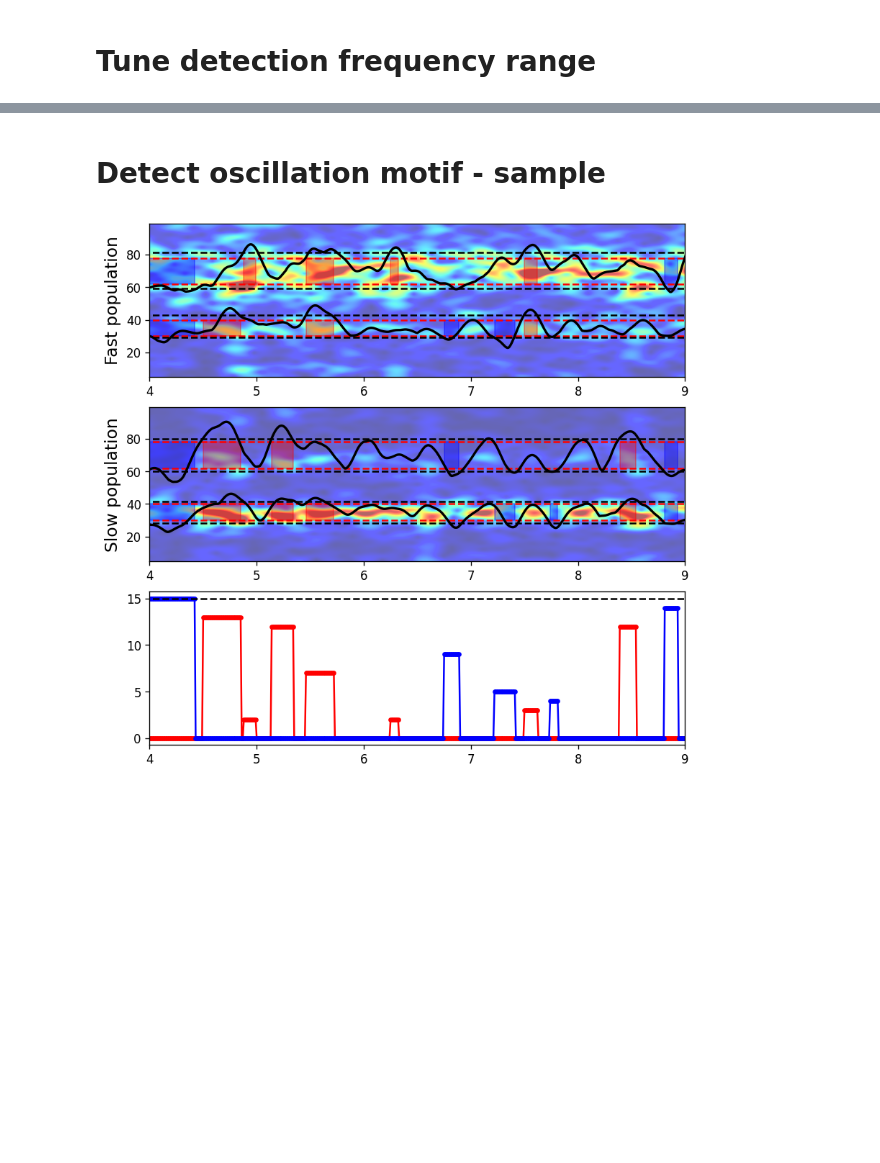
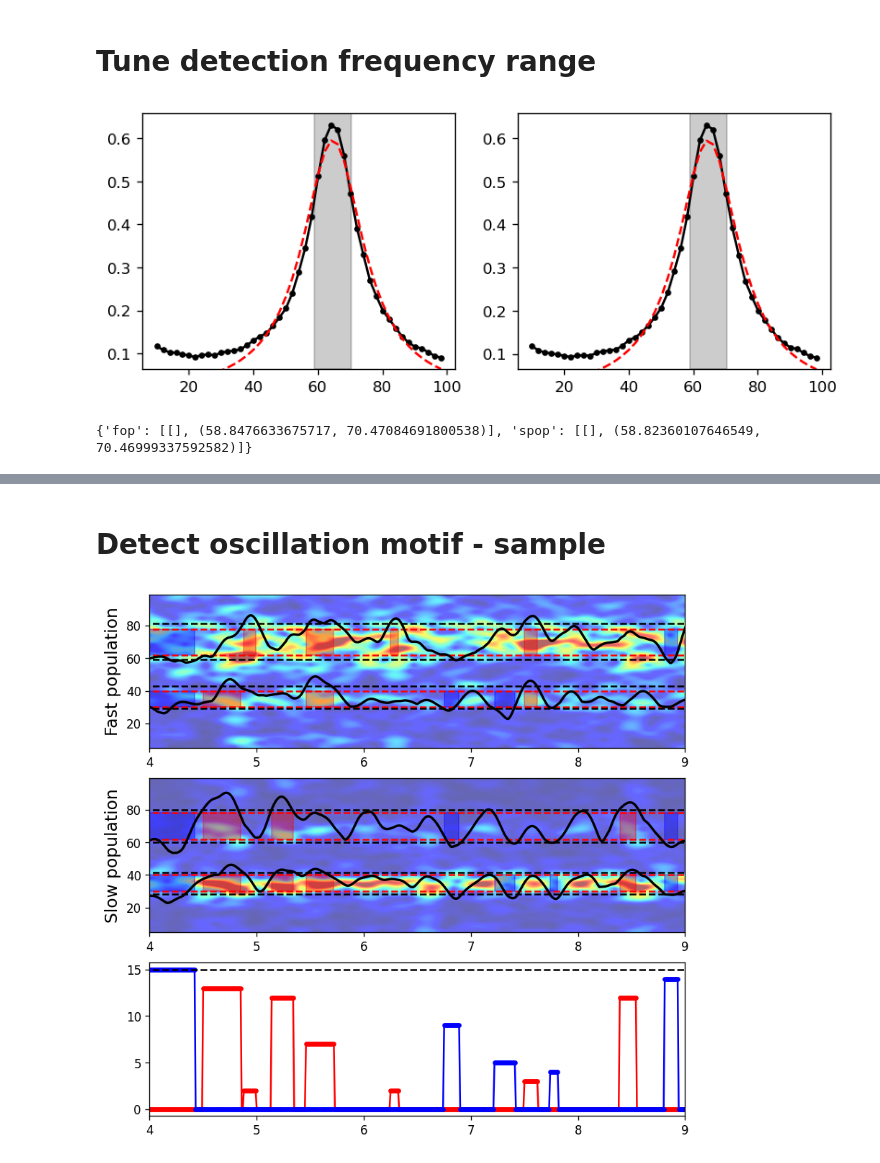
Before and after one commit to jyKim-97/hh_neuralnet, a Jupyter notebook: information_routing/detect_oscillation_motif.ipynb, the cells around one changed output, grey strips where cells are left out. Saved outputs shown, nothing was run; the diff lists cells and outputs as text; code cells hidden in the pictures; blank space fills up the shorter version.

Commit message:
[MODIFY] sampling in gen_samples

```diff
--- a/information_routing/detect_oscillation_motif.ipynb
+++ b/information_routing/detect_oscillation_motif.ipynb
@@ -52,2 +26,7 @@ with open("./data/amp_range_set.pkl", "wb") as fp:
+# %%
+tag = "_mfast"
+summary_obj = hhtools.SummaryLoader("../gen_three_pop_samples_repr/data"+tag, load_only_control=True)
+
+srate = 2000
 # %% [markdown]
 # Tune detection frequency range
@@ -53,0 +59,39 @@ with open("./data/amp_range_set.pkl", "wb") as fp:
+# %%
+cid = 8
+
+yf = [0, 0]
+ntrial = 20
+for n in range(ntrial):
+    detail_data = summary_obj.load_detail(cid-1, n)
+    psd_set, fpsd, tpsd = od.compute_stfft_all(detail_data, frange=(10, 100), mbin_t=0.01, wbin_t=0.5, srate=srate)
+    yf[0] += psd_set[1].mean(axis=1)
+    yf[1] += psd_set[2].mean(axis=1)
+yf[0] /= ntrial
+yf[1] /= ntrial
+# %%
+c = 0.5
+
+keys = ("fop", "spop")
+amp_range = dict()
+
+fig, axs = plt.subplots(1,2,figsize=(8, 3))
+for n in range(2):
+    ax = axs[n]
+    ax.plot(fpsd, yf[n], 'k.-')
+    pfit = fit_distrib2(fpsd, yf[n])
+
+    amp_range[keys[n]] = [[], []]
+    yl = ax.get_ylim()
+    if len(pfit) == 3:
+        ax.plot(fpsd, f_cauchy(fpsd, *pfit), 'r--')
+        fl = (pfit[1]-c*pfit[2], pfit[1]+c*pfit[2])
+        ax.fill_betweenx(yl, fl[0], fl[1], color='k', alpha=0.2)
+        amp_range[keys[n]][1] = fl
+
+    ax.set_ylim(yl)
+
+plt.show()
+print(amp_range)
+# %% [output]
+[figure, added]
+{'fop': [[], (58.8476633675717, 70.47084691800538)], 'spop': [[], (58.82360107646549, 70.46999337592582)]}
```
Also changed, not shown: parts of 15 cells of this notebook, 5 other files.
